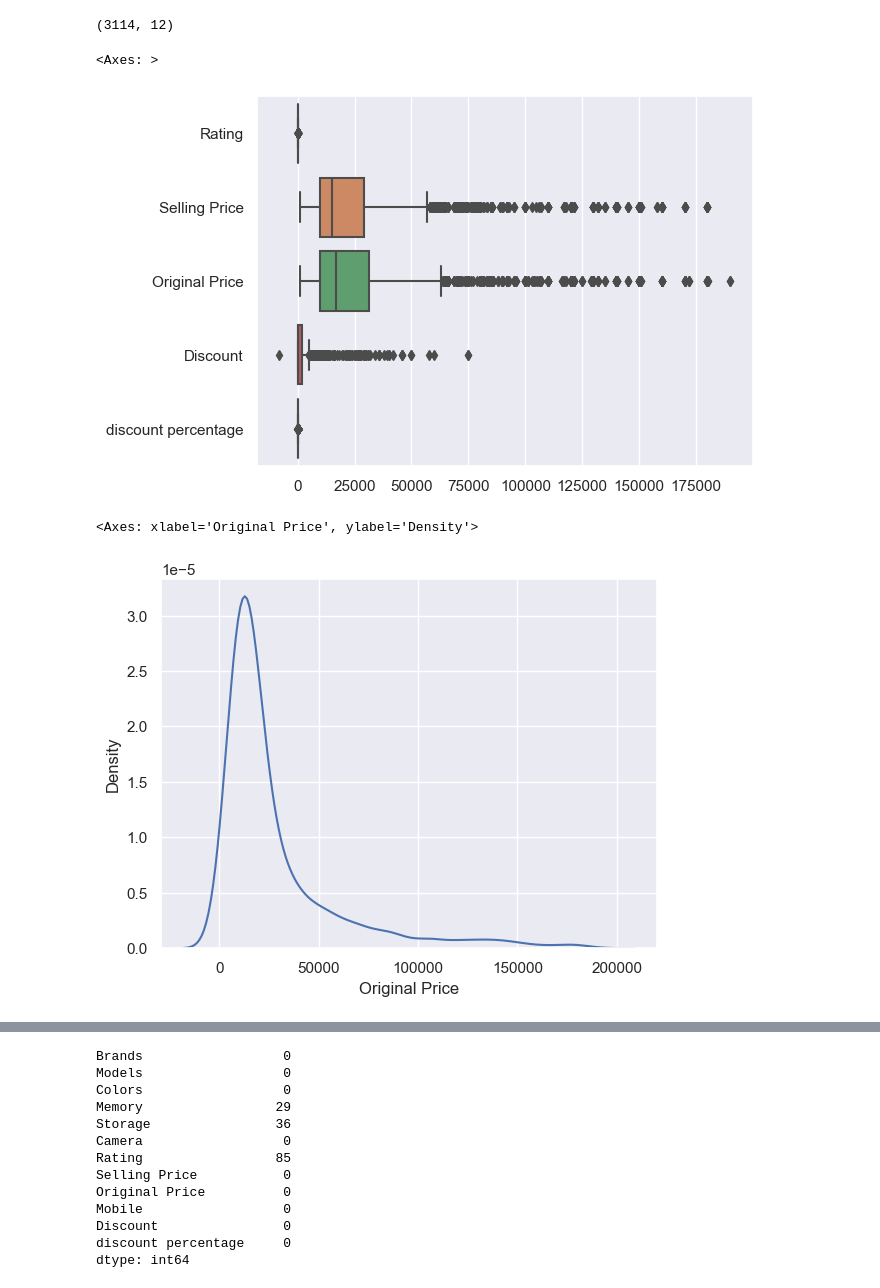
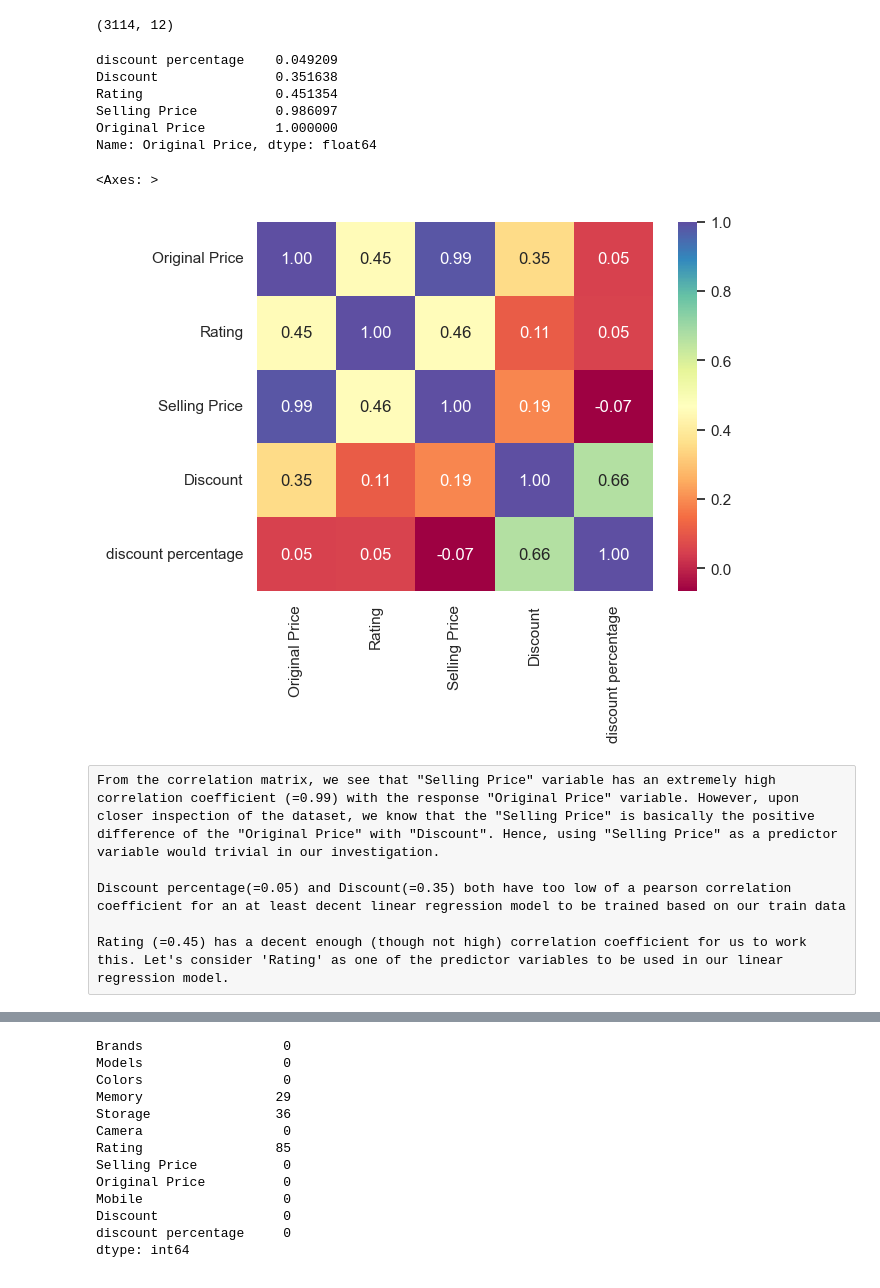
Before and after one commit to afwh24/SC1015-Mini-Project, a Jupyter notebook: FCSG_team 2_FongBooYip.ipynb, the cells around one changed output, grey strips where cells are left out. Drawn from its saved outputs; the diff is of its cells as text; code cells hidden in the pictures.

```diff
--- a/FCSG_team 2_FongBooYip.ipynb
+++ b/FCSG_team 2_FongBooYip.ipynb
@@ -55,13 +72,26 @@ data.describe()
 data.shape
 # %% [output]
 (3114, 12)
-# %%
-sb.boxplot(data=data, orient="h")
-# %% [output]
-<Axes: >
-[figure, removed]
-# %%
-sb.kdeplot(data=data["Original Price"])
-# %% [output]
-<Axes: xlabel='Original Price', ylabel='Density'>
-[figure, removed]
+# %%
+numeric_data = pd.DataFrame(data[["Original Price","Rating", "Selling Price", "Discount", "discount percentage"]])
+corr = numeric_data.corr()
+
+# Pearson Correlation Coefficient
+# measures the strength and direction of the relationship between the predictor and response variables
+print(corr['Original Price'].sort_values())
+sb.heatmap(corr, annot=True, cmap="Spectral", fmt='.2f')
+# %% [output]
+discount percentage    0.049209
+Discount               0.351638
+Rating                 0.451354
+Selling Price          0.986097
+Original Price         1.000000
+Name: Original Price, dtype: float64
+<Axes: >
+[figure, added]
+# %% [raw]
+From the correlation matrix, we see that "Selling Price" variable has an extremely high correlation coefficient (=0.99) with the response "Original Price" variable. However, upon closer inspection of the dataset, we know that the "Selling Price" is basically the positive difference of the "Original Price" with "Discount". Hence, using "Selling Price" as a predictor variable would trivial in our investigation.
+
+Discount percentage(=0.05) and Discount(=0.35) both have too low of a pearson correlation coefficient for an at least decent linear regression model to be trained based on our train data
+
+Rating (=0.45) has a decent enough (though not high) correlation coefficient for us to work this. Let's consider 'Rating' as one of the predictor variables to be used in our linear regression model.
```
Also changed, not shown: parts of 59 cells of this notebook.
